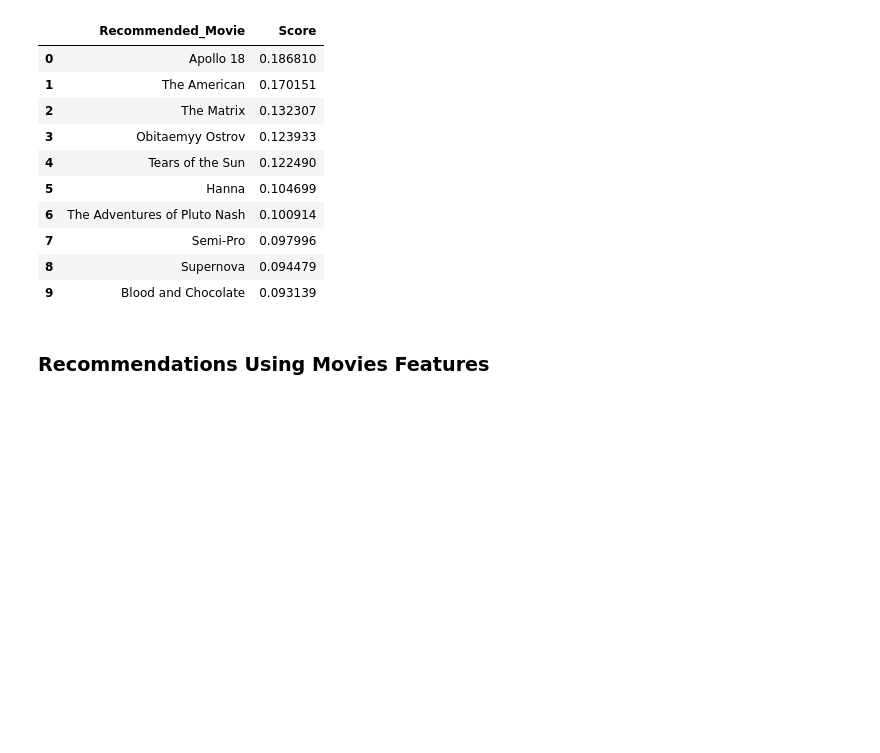
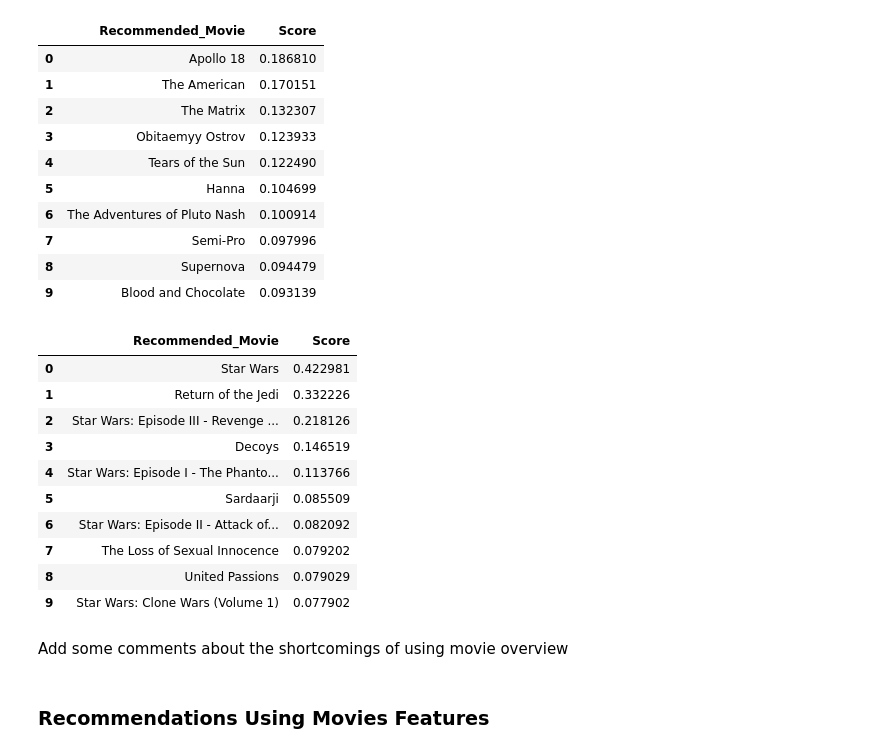
Before and after one commit to zhikaichen99/RecommenderSystems, a Jupyter notebook: Content-Based-Filtering.ipynb, the cells around one changed output. Drawn from its saved outputs; the diff is of its cells as text; code cells hidden in the pictures; blank space fills up the shorter version.

Commit message:
made recommendations using movie feature

```diff
--- a/Content-Based-Filtering.ipynb
+++ b/Content-Based-Filtering.ipynb
@@ -371,5 +354,21 @@ recommend_movie('Avatar')
 | 7 | Semi-Pro | 0.097996 |
 | 8 | Supernova | 0.094479 |
 | 9 | Blood and Chocolate | 0.093139 |
+# %%
+recommend_movie('The Empire Strikes Back')
+# %% [output]
+|  | Recommended_Movie | Score |
+| 0 | Star Wars | 0.422981 |
+| 1 | Return of the Jedi | 0.332226 |
+| 2 | Star Wars: Episode III - Revenge ... | 0.218126 |
+| 3 | Decoys | 0.146519 |
+| 4 | Star Wars: Episode I - The Phanto... | 0.113766 |
+| 5 | Sardaarji | 0.085509 |
+| 6 | Star Wars: Episode II - Attack of... | 0.082092 |
+| 7 | The Loss of Sexual Innocence | 0.079202 |
+| 8 | United Passions | 0.079029 |
+| 9 | Star Wars: Clone Wars (Volume 1) | 0.077902 |
+# %% [markdown]
+Add some comments about the shortcomings of using movie overview
 # %% [markdown]
 ### Recommendations Using Movies Features
```
Also changed, not shown: parts of 40 cells of this notebook.
